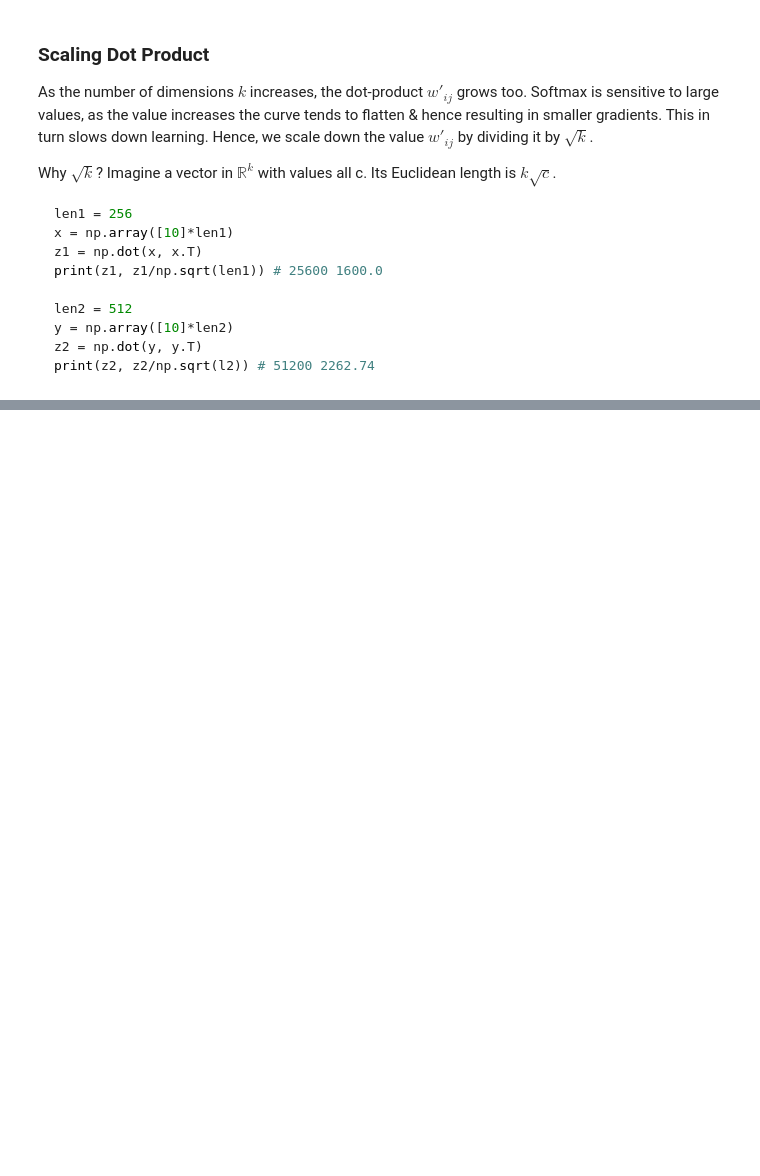
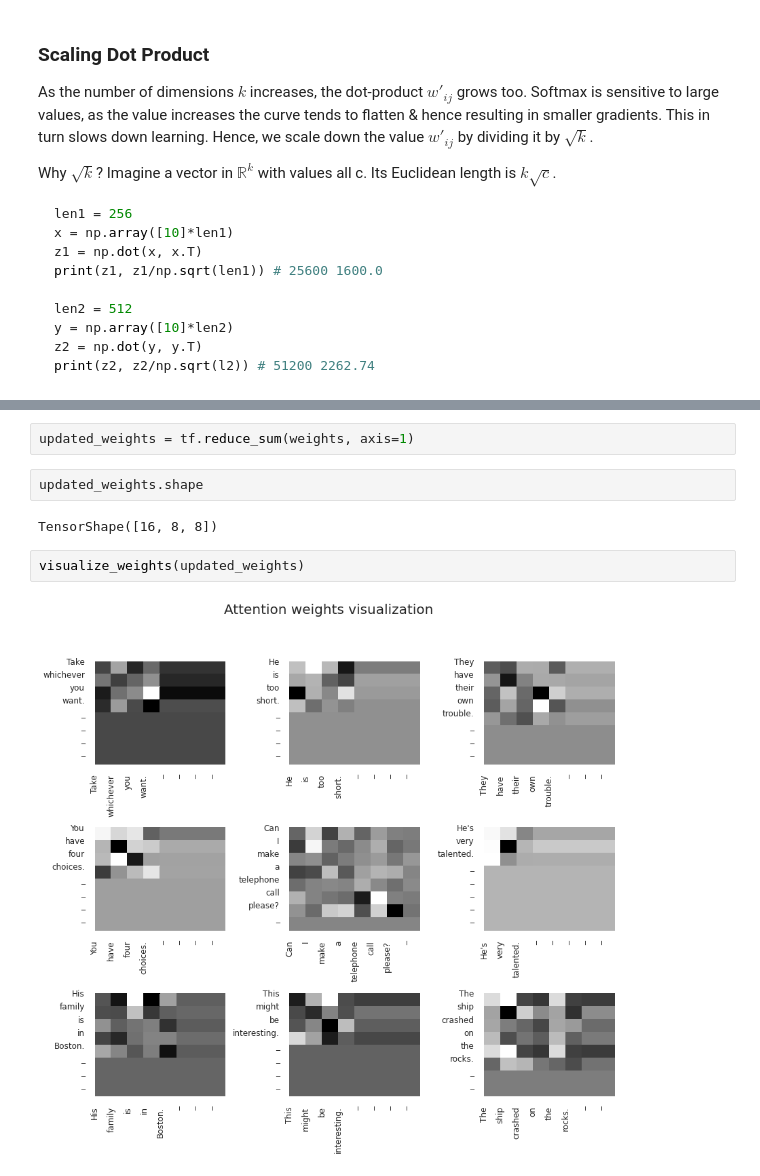
Before and after one commit to adimyth/datascience_stuff, a Jupyter notebook: nlp/Transformers.ipynb, the cells around one changed output, grey strips where cells are left out. Cells and saved outputs as stored; diff of their text form; blank space fills up the shorter version.

```diff
--- a/nlp/Transformers.ipynb
+++ b/nlp/Transformers.ipynb
@@ -113,3 +416,13 @@ Each word may have different meaning depending on the context. Mutlihead attenti
+# %%
+updated_weights = tf.reduce_sum(weights, axis=1)
+# %%
+updated_weights.shape
+# %% [output]
+TensorShape([16, 8, 8])
+# %%
+visualize_weights(updated_weights)
+# %% [output]
+[figure, added]
 # %% [markdown]
 ## Positional Encoding
 
```
Also changed, not shown: parts of 30 cells of this notebook, 7 other files.
